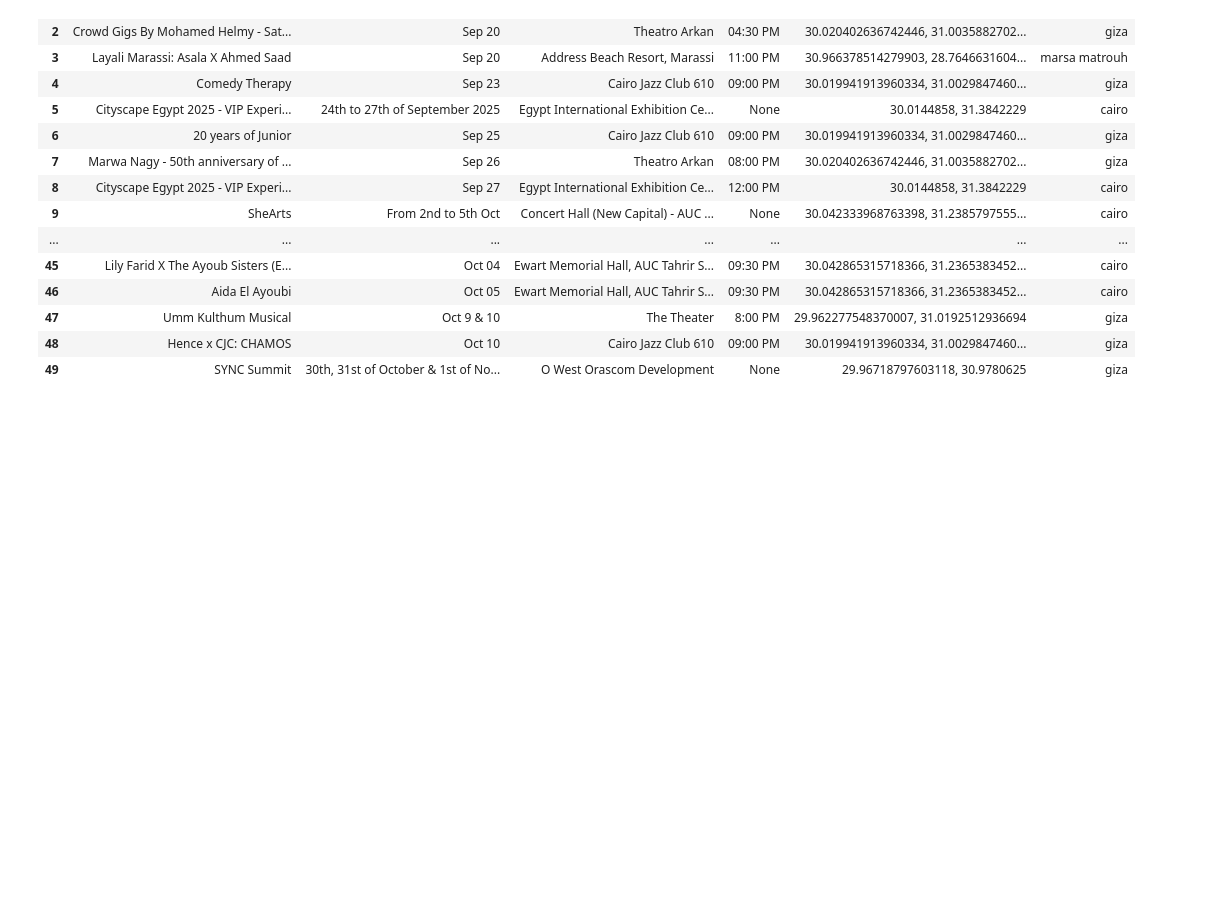
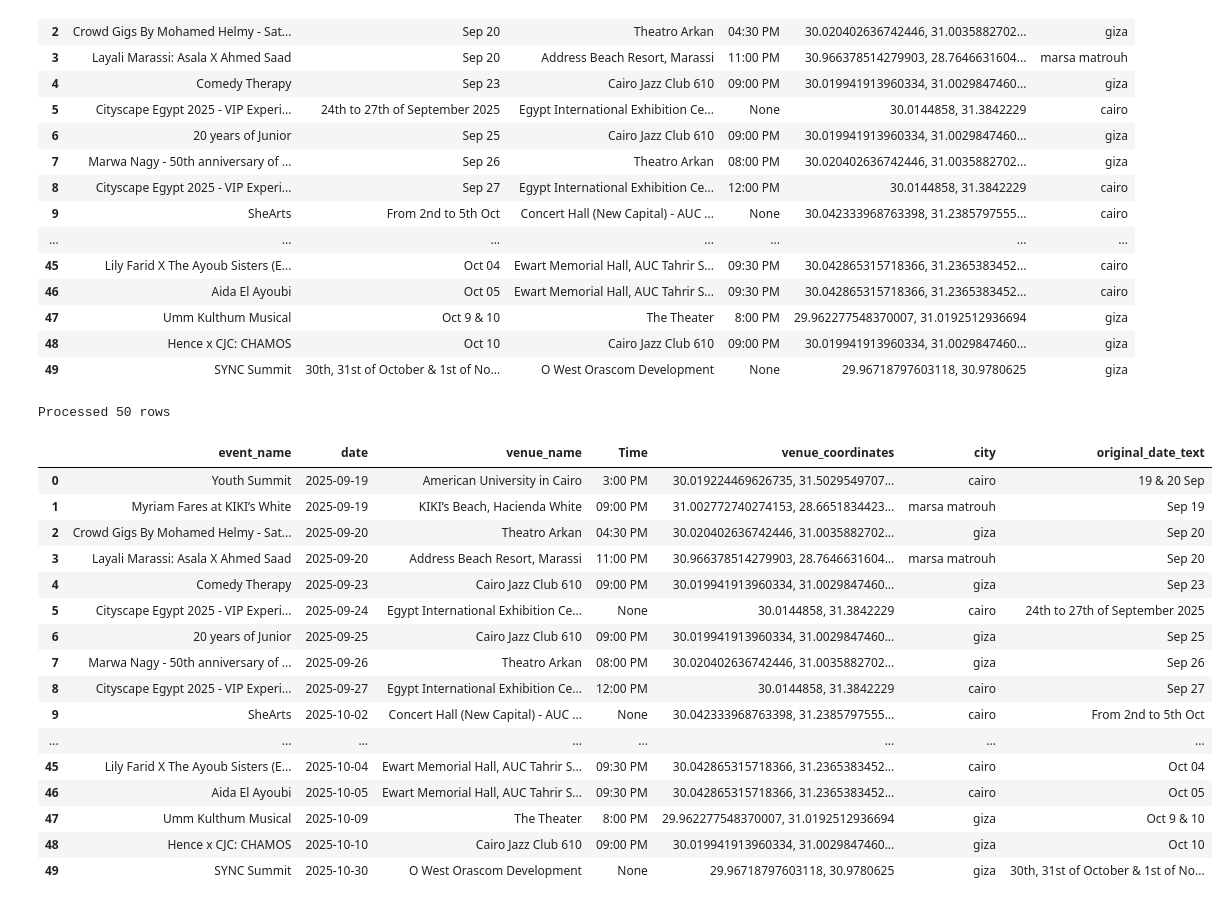
Before and after one commit to youssefashmawy/Mass-Events, a Jupyter notebook: Mass_Event/Mass_Event/analysis/ticketsMarche.ipynb, the cells around one changed output. Saved outputs shown, nothing was run; the diff lists cells and outputs as text; code cells hidden in the pictures; blank space fills up the shorter version.

Commit message:
Added date parsing
date parsing by using regex and datetime lib

```diff
--- a/Mass_Event/Mass_Event/analysis/ticketsMarche.ipynb
+++ b/Mass_Event/Mass_Event/analysis/ticketsMarche.ipynb
@@ -182,0 +185,76 @@ data.to_csv('TicketsMarche/ticketMarche.csv',index=False)
+# %%
+# Add this cell to your notebook to simplify date handling
+def simplify_dates(df, date_column='date'):
+    """
+    Simplify date ranges by extracting just the first/start date.
+    Returns DataFrame with standardized dates in YYYY-MM-DD format.
+    """
+    def extract_first_date(date_str):
+        """Extract just the first/start date from any pattern"""
+        if not isinstance(date_str, str) or not date_str.strip():
+            return date_str
+
+
+
+        # 29 sep or sep 29
+        # from x to y return x
+        day_match = re.search(r'(\d+)(?:st|nd|rd|th)*', date_str)
+        month_match = re.search(r'(?:Jan|Feb|Mar|Apr|May|Jun|Jul|Aug|Sep|Sept|Oct|Nov|Dec)[a-z]*',
+                              date_str, re.IGNORECASE)
+
+        if day_match and month_match:
+            day = int(day_match.group(1))
+            month_name = month_match.group(0)
+
+            # Layali Marrasi, known date
+
+            if month_name == 'Marassi':
+                return datetime(2025, 9, 20).strftime('%Y-%m-%d')
+            month_num = datetime.strptime(month_name[:3], '%b').month
+
+            year_match = re.search(r'\b(20\d{2})\b', date_str)
+            year = int(year_match.group(1)) if year_match else datetime.now().year
+
+            try:
+                return datetime(year, month_num, day).strftime('%Y-%m-%d')
+            except ValueError:
+                return date_str
+
+        return date_str
+
+    # Create a copy of the dataframe
+    result_df = df.copy()
+
+    # Apply the extraction function
+    result_df[date_column] = result_df[date_column].apply(extract_first_date)
+
+    # Add column to indicate original text
+    result_df['original_date_text'] = df[date_column]
+
+    return result_df
+
+# Apply the simplified date extraction
+simplified_data = simplify_dates(data)
+print(f"Processed {len(simplified_data)} rows")
+
+# Show the simplified dataframe
+simplified_data
+# %% [output]
+Processed 50 rows
+|  | event_name | date | venue_name | Time | venue_coordinates | city | original_date_text |
+| 0 | Youth Summit | 2025-09-19 | American University in Cairo | 3:00 PM | 30.019224469626735, 31.5029549707... | cairo | 19 & 20 Sep |
+| 1 | Myriam Fares at KIKI’s White | 2025-09-19 | KIKI’s Beach, Hacienda White | 09:00 PM | 31.002772740274153, 28.6651834423... | marsa matrouh | Sep 19 |
+| 2 | Crowd Gigs By Mohamed Helmy - Sat... | 2025-09-20 | Theatro Arkan | 04:30 PM | 30.020402636742446, 31.0035882702... | giza | Sep 20 |
+| 3 | Layali Marassi: Asala X Ahmed Saad | 2025-09-20 | Address Beach Resort, Marassi | 11:00 PM | 30.966378514279903, 28.7646631604... | marsa matrouh | Sep 20 |
+| 4 | Comedy Therapy | 2025-09-23 | Cairo Jazz Club 610 | 09:00 PM | 30.019941913960334, 31.0029847460... | giza | Sep 23 |
+| 5 | Cityscape Egypt 2025 - VIP Experi... | 2025-09-24 | Egypt International Exhibition Ce... | None | 30.0144858, 31.3842229 | cairo | 24th to 27th of September 2025 |
+| 6 | 20 years of Junior | 2025-09-25 | Cairo Jazz Club 610 | 09:00 PM | 30.019941913960334, 31.0029847460... | giza | Sep 25 |
+| 7 | Marwa Nagy - 50th anniversary of ... | 2025-09-26 | Theatro Arkan | 08:00 PM | 30.020402636742446, 31.0035882702... | giza | Sep 26 |
+| 8 | Cityscape Egypt 2025 - VIP Experi... | 2025-09-27 | Egypt International Exhibition Ce... | 12:00 PM | 30.0144858, 31.3842229 | cairo | Sep 27 |
+| 9 | SheArts | 2025-10-02 | Concert Hall (New Capital) - AUC ... | None | 30.042333968763398, 31.2385797555... | cairo | From 2nd to 5th Oct |
+| ... | ... | ... | ... | ... | ... | ... | ... |
+| 45 | Lily Farid X The Ayoub Sisters (E... | 2025-10-04 | Ewart Memorial Hall, AUC Tahrir S... | 09:30 PM | 30.042865315718366, 31.2365383452... | cairo | Oct 04 |
+| 46 | Aida El Ayoubi | 2025-10-05 | Ewart Memorial Hall, AUC Tahrir S... | 09:30 PM | 30.042865315718366, 31.2365383452... | cairo | Oct 05 |
+| 47 | Umm Kulthum Musical | 2025-10-09 | The Theater | 8:00 PM | 29.962277548370007, 31.0192512936694 | giza | Oct 9 & 10 |
+| 48 | Hence x CJC: CHAMOS | 2025-10-10 | Cairo Jazz Club 610 | 09:00 PM | 30.019941913960334, 31.0029847460... | giza | Oct 10 |
+| 49 | SYNC Summit | 2025-10-30 | O West Orascom Development | None | 29.96718797603118, 30.9780625 | giza | 30th, 31st of October & 1st of No... |
```
Also changed, not shown: parts of 3 cells of this notebook, 2 other files.
